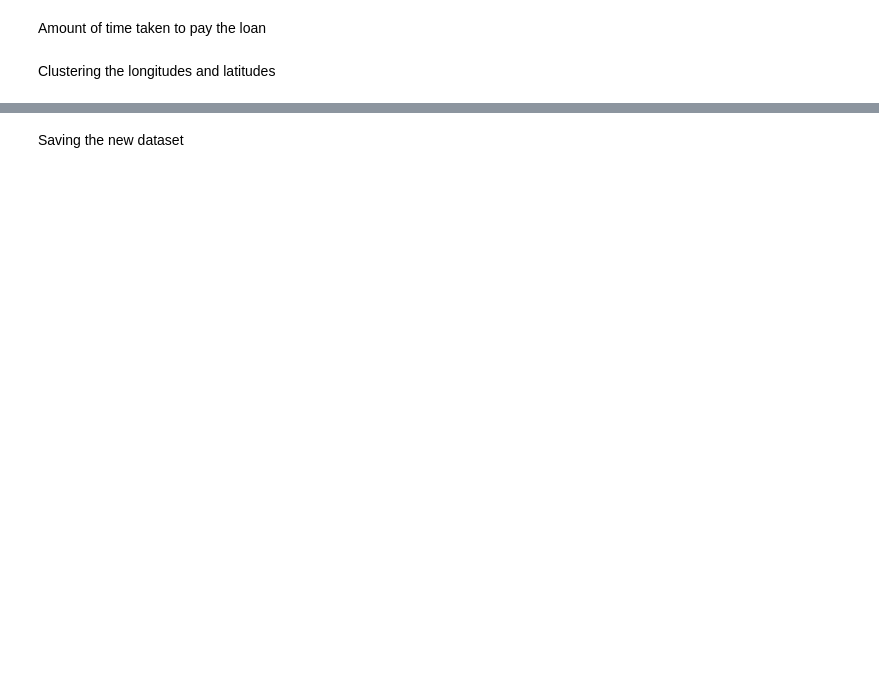
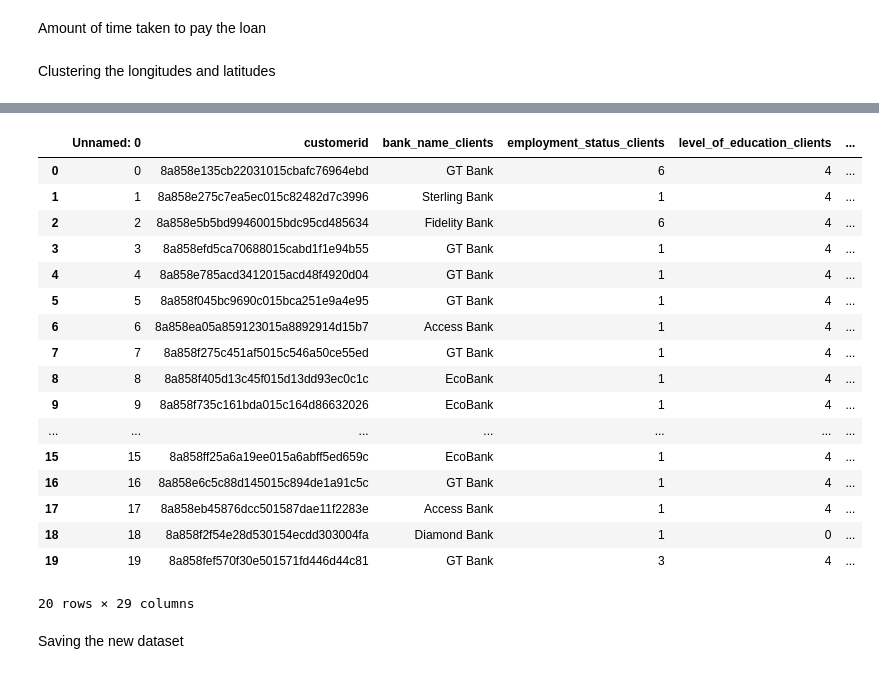
Before and after one commit to Group-10-Refactory-Capstone/Group10RefactoryCapstone, a Jupyter notebook: data_cleaning1.ipynb, the cells around one changed output, grey strips where cells are left out. Cells and saved outputs as stored; diff of their text form; code cells hidden in the pictures; blank space fills up the shorter version.

```diff
--- a/data_cleaning1.ipynb
+++ b/data_cleaning1.ipynb
@@ -177,27 +203,43 @@ Clustering the longitudes and latitudes
 # %%
-geo_data = df_final.iloc[:,2:4]
-geo_data
-
-k = 4
+k = 3
 kmeans = KMeans(n_clusters=k)
 
 #method1
 # kmeans.fit(geo_data)
 # cluster_labels = kmeans.labels_
 
 # clustered_data = np.column_stack((cluster_labels, df_final))
 # print(clustered_data)
 
 #method 2
-# kmeans.fit(geo_data)
+kmeans.fit(geo_data)
 
-# identified_clusters = kmeans.fit_predict(geo_data)
-# clustered_data = df_final.copy()
+identified_clusters = kmeans.fit_predict(geo_data)
+clustered_data = df_final.copy()
 
-# clustered_data['Cluster'] = identified_clusters
-# clustered_data.head(20)
+clustered_data['Cluster'] = identified_clusters
 
-#df_final = df_final.drop(columns = ['longitude_gps', 'latitude_gps'], axis=1)
+df_final = df_final.drop(columns = ['longitude_gps', 'latitude_gps'], axis=1)
+df_final.head(20)
+# %% [output]
+|  | Unnamed: 0 | customerid | bank_name_clients | employment_status_clients | level_of_education_clients | ... |
+| 0 | 0 | 8a858e135cb22031015cbafc76964ebd | GT Bank | 6 | 4 | ... |
+| 1 | 1 | 8a858e275c7ea5ec015c82482d7c3996 | Sterling Bank | 1 | 4 | ... |
+| 2 | 2 | 8a858e5b5bd99460015bdc95cd485634 | Fidelity Bank | 6 | 4 | ... |
+| 3 | 3 | 8a858efd5ca70688015cabd1f1e94b55 | GT Bank | 1 | 4 | ... |
+| 4 | 4 | 8a858e785acd3412015acd48f4920d04 | GT Bank | 1 | 4 | ... |
+| 5 | 5 | 8a858f045bc9690c015bca251e9a4e95 | GT Bank | 1 | 4 | ... |
+| 6 | 6 | 8a858ea05a859123015a8892914d15b7 | Access Bank | 1 | 4 | ... |
+| 7 | 7 | 8a858f275c451af5015c546a50ce55ed | GT Bank | 1 | 4 | ... |
+| 8 | 8 | 8a858f405d13c45f015d13dd93ec0c1c | EcoBank | 1 | 4 | ... |
+| 9 | 9 | 8a858f735c161bda015c164d86632026 | EcoBank | 1 | 4 | ... |
+| ... | ... | ... | ... | ... | ... | ... |
+| 15 | 15 | 8a858ff25a6a19ee015a6abff5ed659c | EcoBank | 1 | 4 | ... |
+| 16 | 16 | 8a858e6c5c88d145015c894de1a91c5c | GT Bank | 1 | 4 | ... |
+| 17 | 17 | 8a858eb45876dcc501587dae11f2283e | Access Bank | 1 | 4 | ... |
+| 18 | 18 | 8a858f2f54e28d530154ecdd303004fa | Diamond Bank | 1 | 0 | ... |
+| 19 | 19 | 8a858fef570f30e501571fd446d44c81 | GT Bank | 3 | 4 | ... |
+20 rows × 29 columns
 # %% [markdown]
 Saving the new dataset
 # %%
```
Also changed, not shown: parts of 7 cells of this notebook, 2 other files.
